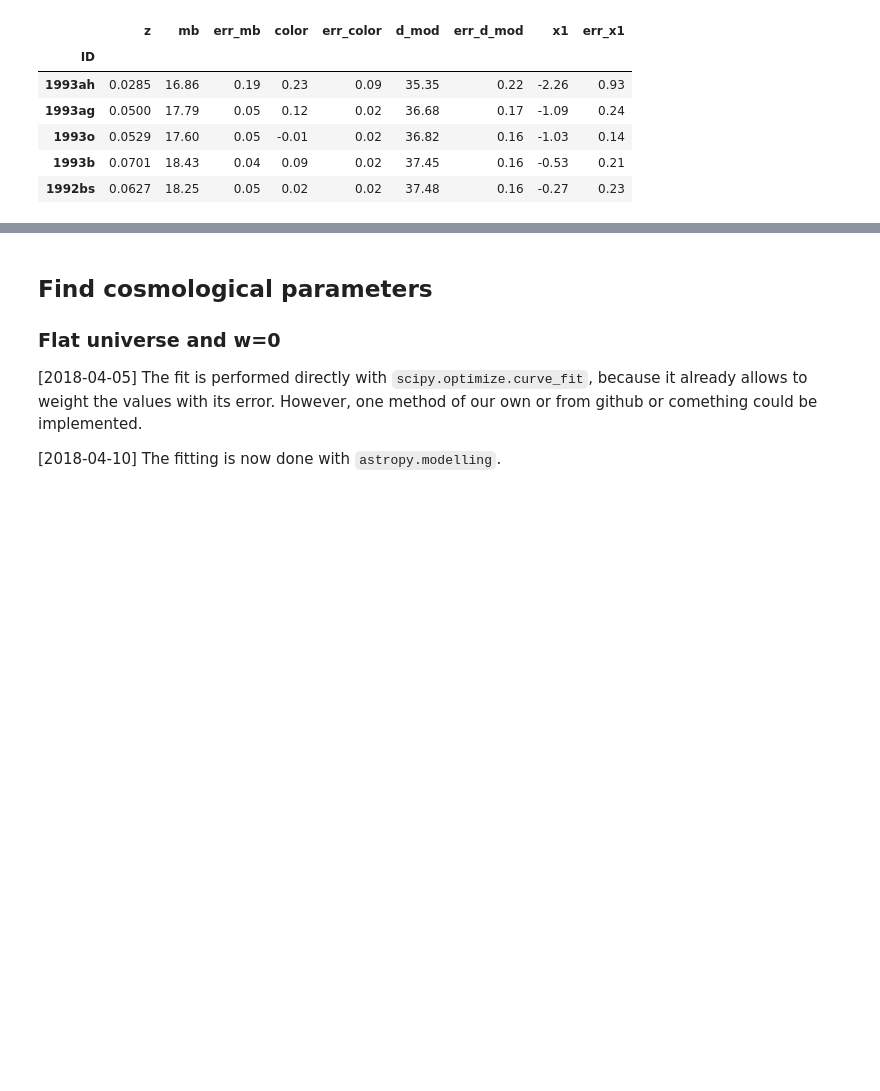
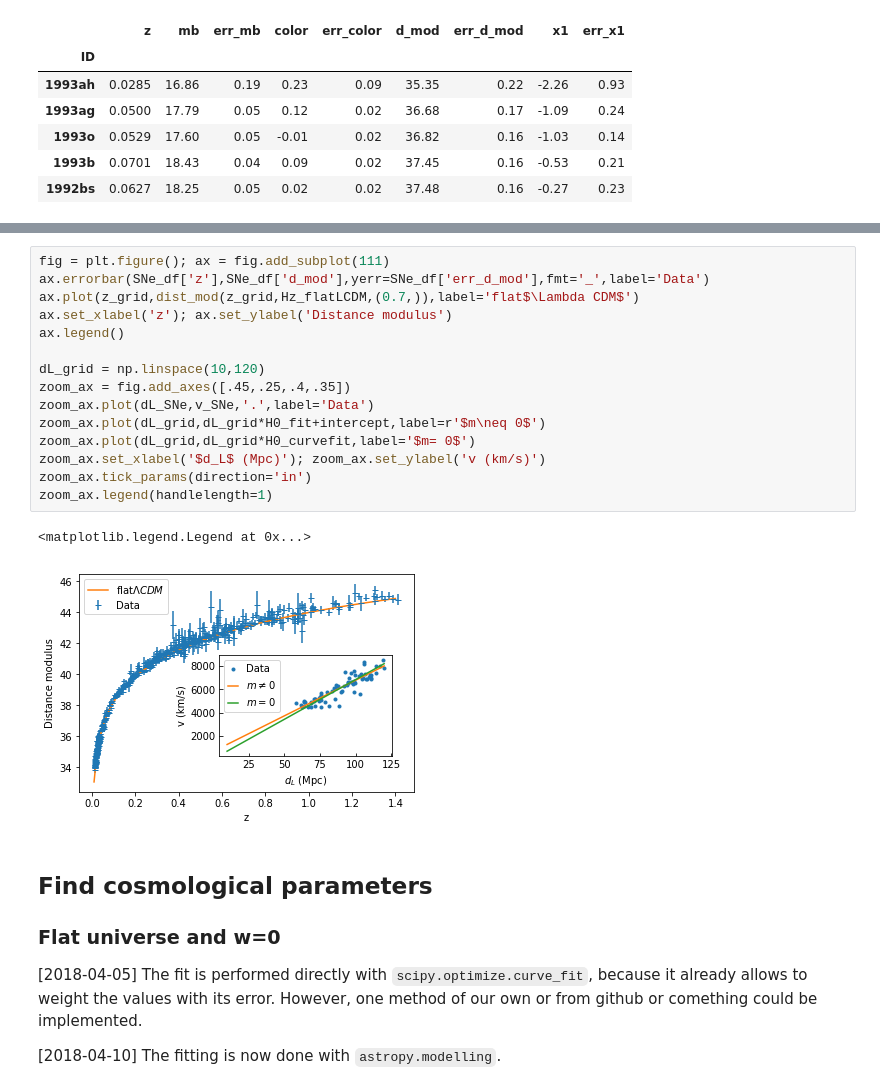
Before and after one commit to OriolAbril/cosmology, a Jupyter notebook: project.ipynb, the cells around one changed output, grey strips where cells are left out. Drawn from its saved outputs; the diff is of its cells as text; blank space fills up the shorter version.

```diff
--- a/project.ipynb
+++ b/project.ipynb
@@ -87,3 +161,21 @@ sigma_ext = np.diag(C_nosys)
+# %%
+fig = plt.figure(); ax = fig.add_subplot(111)
+ax.errorbar(SNe_df['z'],SNe_df['d_mod'],yerr=SNe_df['err_d_mod'],fmt='_',label='Data')
+ax.plot(z_grid,dist_mod(z_grid,Hz_flatLCDM,(0.7,)),label='flat$\Lambda CDM$')
+ax.set_xlabel('z'); ax.set_ylabel('Distance modulus')
+ax.legend()
+
+dL_grid = np.linspace(10,120)
+zoom_ax = fig.add_axes([.45,.25,.4,.35])
+zoom_ax.plot(dL_SNe,v_SNe,'.',label='Data')
+zoom_ax.plot(dL_grid,dL_grid*H0_fit+intercept,label=r'$m\neq 0$')
+zoom_ax.plot(dL_grid,dL_grid*H0_curvefit,label='$m= 0$')
+zoom_ax.set_xlabel('$d_L$ (Mpc)'); zoom_ax.set_ylabel('v (km/s)')
+zoom_ax.tick_params(direction='in')
+zoom_ax.legend(handlelength=1)
+# %% [output]
+<matplotlib.legend.Legend at 0x...>
+[figure, added]
 # %% [markdown]
 ## Find cosmological parameters
 ### Flat universe and w=0
```
Also changed, not shown: parts of 39 cells of this notebook.
